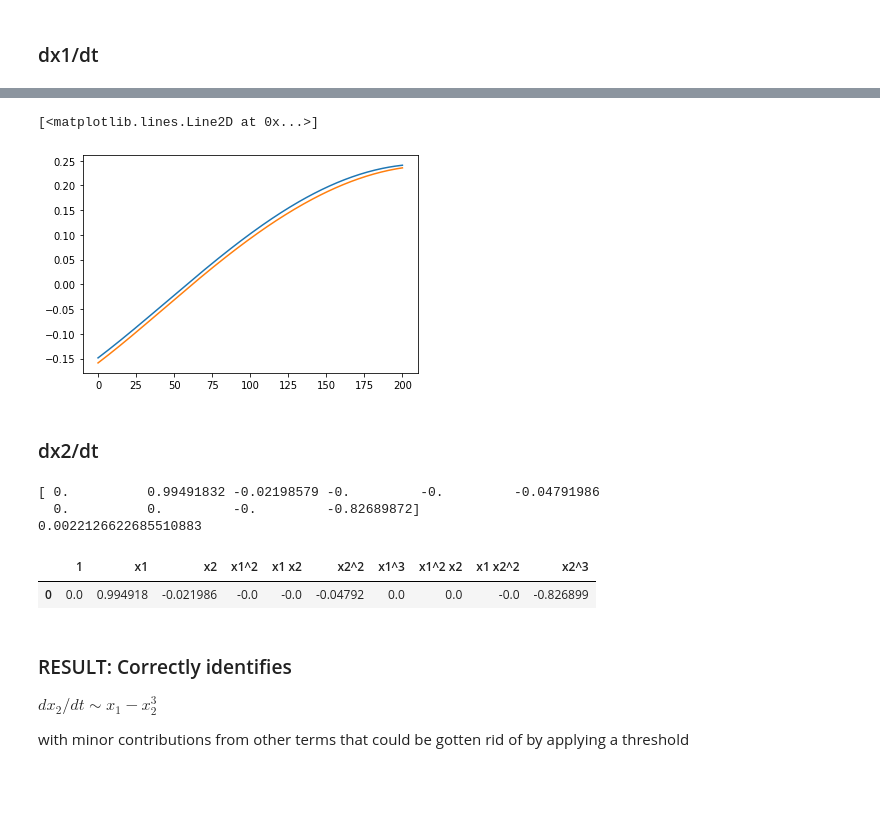
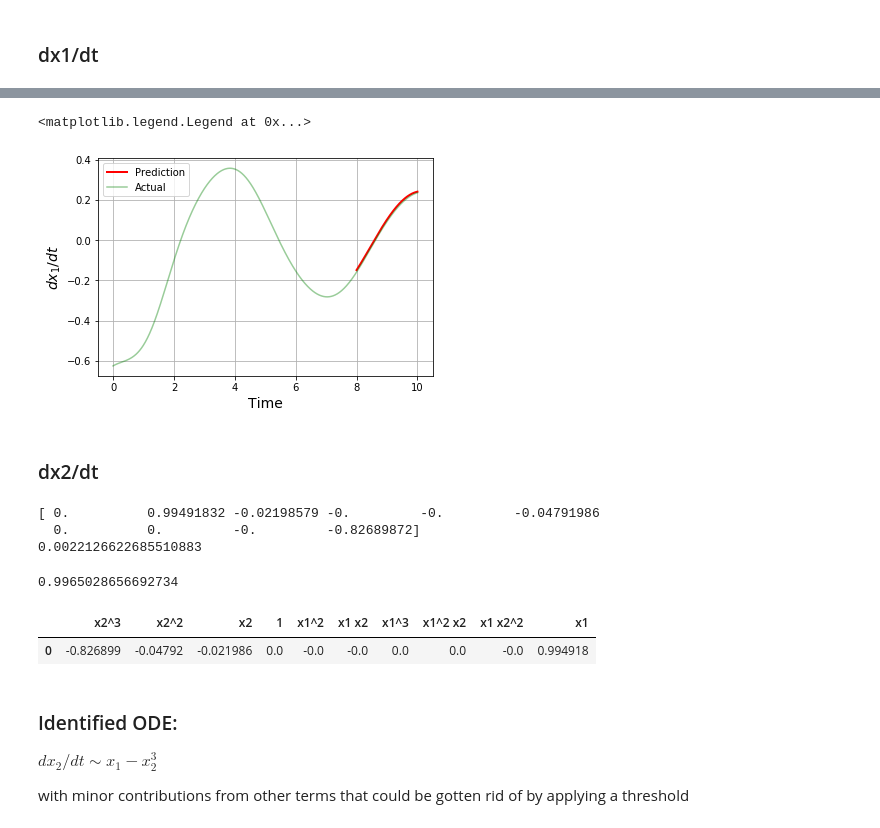
Before and after one commit to fnauman/timeseries, a Jupyter notebook: sindy_cubicmodel.ipynb, the cells around one changed output, grey strips where cells are left out. Drawn from its saved outputs; the diff is of its cells as text; code cells hidden in the pictures; blank space fills up the shorter version.

```diff
--- a/sindy_cubicmodel.ipynb
+++ b/sindy_cubicmodel.ipynb
@@ -47,0 +51,8 @@ sol_new = odeint(ranfun, y0, t)
+# %%
+t_discover = t_full[:1001]
+
+plt.plot(t_discover, sol_new[:, 0], 'b', label='x1(t)')
+plt.plot(t_discover, sol_new[:, 1], 'g', label='x2(t)')
+plt.legend(loc='best')
+plt.xlabel('t')
+plt.grid()
@@ -149,33 +142,44 @@ fit_dx1.head()
 $dx_1/dt \sim -x_2 - x_1^3$
 
 with minor contributions from other terms that could be gotten rid of by applying a threshold
-# %%
-# PLOT results
-ypred = mod.predict(newdf[800:])
-plt.plot(ypred)
-plt.plot(dx1dt[800:])
-# %% [output]
-[<matplotlib.lines.Line2D at 0x...>]
-[figure, removed]
+# %%
+# PLOT results
+t_test  = np.linspace(8, 10, 201)
+
+ypred_x1 = mod.predict(newdf_test)
+
+#plt.plot(t, sol_new[:, 1], label='Actual', alpha = 0.4)
+#plt.plot(ypred, label='Actual')
+plt.plot(t_test, ypred_x1, 'r', lw = 2, label='Prediction')
+plt.plot(t_discover, dx1dt, 'g', label='Actual', alpha=0.4)
+plt.xlabel('Time', fontsize=14)
+plt.ylabel(r'$dx_1/dt$', fontsize=14)
+plt.grid()
+plt.legend()
+# %% [output]
+<matplotlib.legend.Legend at 0x...>
+[figure, added]
 # %% [markdown]
 ### dx2/dt
 # %%
 mod.fit(newdf_train, dx2dt_train)
 print(mod.coef_) # should give the 2nd (x1) + last (x2^3) argument non-zero
 print(mod.intercept_)
+mod.score(newdf_test, dx2dt_test)
 # %% [output]
 [ 0.          0.99491832 -0.02198579 -0.         -0.         -0.04791986
   0.          0.         -0.         -0.82689872]
 0.0022126622685510883
+0.9965028656692734
 # %%
 fit_dx2 = pd.DataFrame(columns=newdf.columns)
 fit_dx2.loc[0] = mod.coef_
-fit_dx2.head()
+fit_dx2.sort_values(by=0, axis=1) # ascending=False
 # %% [output]
-|  | 1 | x1 | x2 | x1^2 | x1 x2 | x2^2 | x1^3 | x1^2 x2 | x1 x2^2 | x2^3 |
-| 0 | 0.0 | 0.994918 | -0.021986 | -0.0 | -0.0 | -0.04792 | 0.0 | 0.0 | -0.0 | -0.826899 |
+|  | x2^3 | x2^2 | x2 | 1 | x1^2 | x1 x2 | x1^3 | x1^2 x2 | x1 x2^2 | x1 |
+| 0 | -0.826899 | -0.04792 | -0.021986 | 0.0 | -0.0 | -0.0 | 0.0 | 0.0 | -0.0 | 0.994918 |
 # %% [markdown]
-### RESULT: Correctly identifies
+### Identified ODE:
 
 $dx_2/dt \sim x_1 - x_2^3$
 
```
Also changed, not shown: parts of 33 cells of this notebook.
